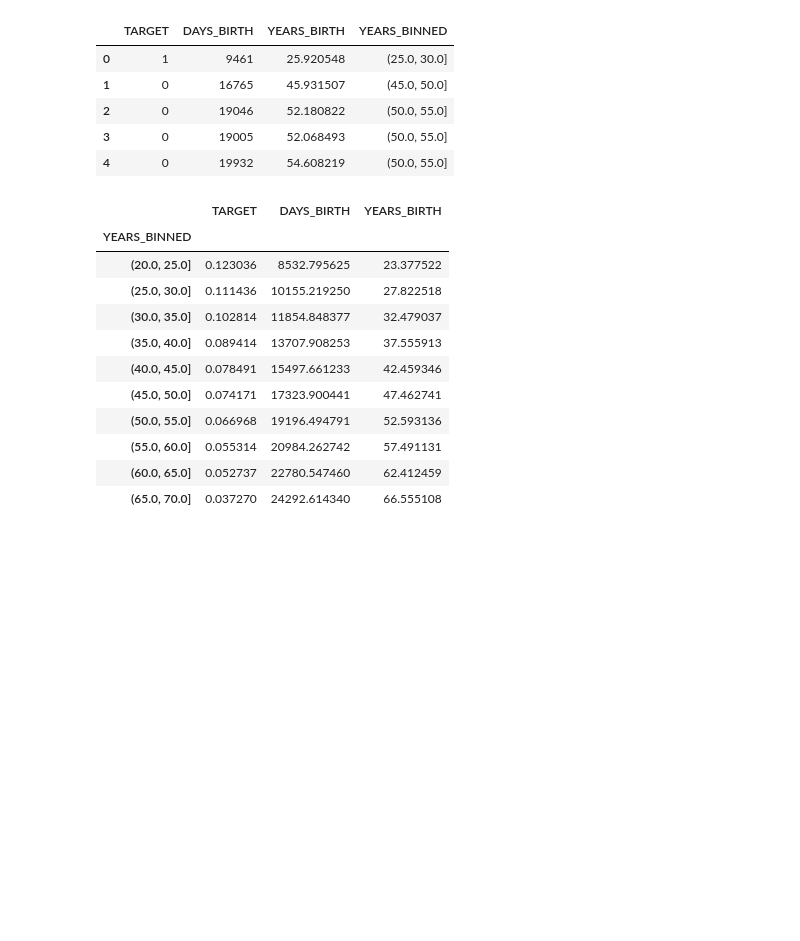
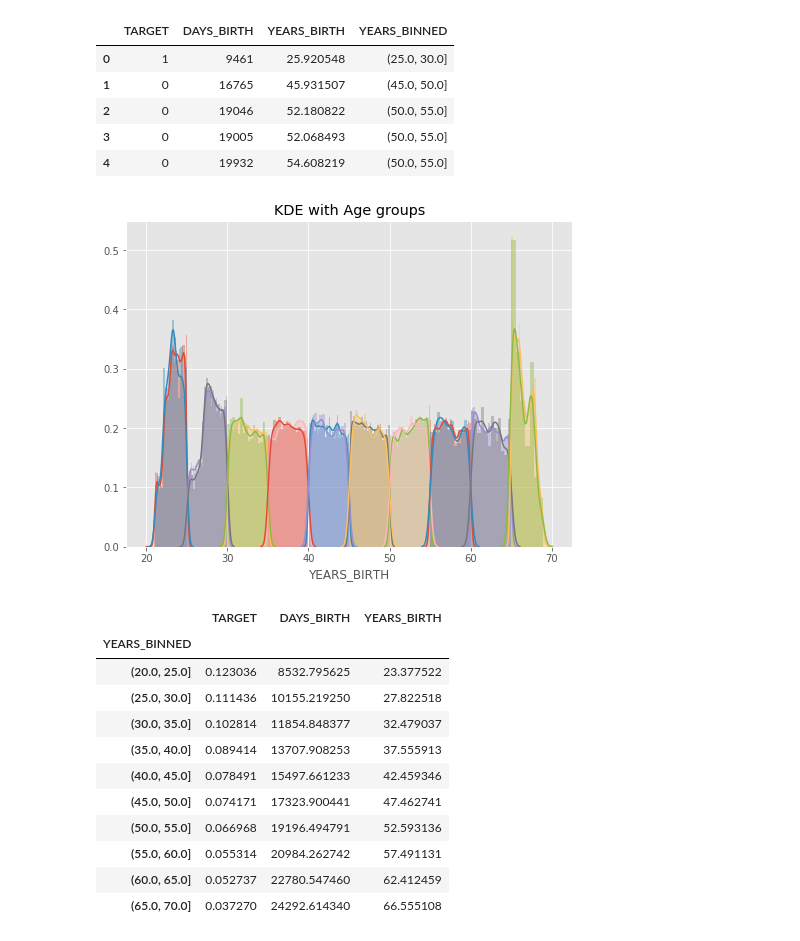
Before and after one commit to vbjc5275/100Day-ML-Marathon-, a Jupyter notebook: homework/Day_011_HW.ipynb, the cells around one changed output. Saved outputs shown, nothing was run; the diff lists cells and outputs as text; code cells hidden in the pictures; blank space fills up the shorter version.

```diff
--- a/homework/Day_011_HW.ipynb
+++ b/homework/Day_011_HW.ipynb
@@ -80,19 +80,21 @@ Name: YEARS_BINNED, dtype: int64
 # %%
 # 繪圖前先排序 / 分組
 """
 Your Code Here
 """
-year_group_sorted = age_data['YEARS_BINNED'].sort_values()
+year_group_sorted = age_data['YEARS_BINNED'].sort_values().unique()
 
 plt.figure(figsize=(8,6))
 for i in range(len(year_group_sorted)):
     sns.distplot(age_data.loc[(age_data['YEARS_BINNED'] == year_group_sorted[i]) & \
                               (age_data['TARGET'] == 0), 'YEARS_BIRTH'], label = str(year_group_sorted[i]))
 
     sns.distplot(age_data.loc[(age_data['YEARS_BINNED'] == year_group_sorted[i]) & \
                               (age_data['TARGET'] == 1), 'YEARS_BIRTH'], label = str(year_group_sorted[i]))
 plt.title('KDE with Age groups')
 plt.show()
+# %% [output]
+[figure, added]
 # %%
 # 計算每個年齡區間的 Target、DAYS_BIRTH與 YEARS_BIRTH 的平均值
 age_groups  = age_data.groupby('YEARS_BINNED').mean()
```
Also changed, not shown: 1 other file.
